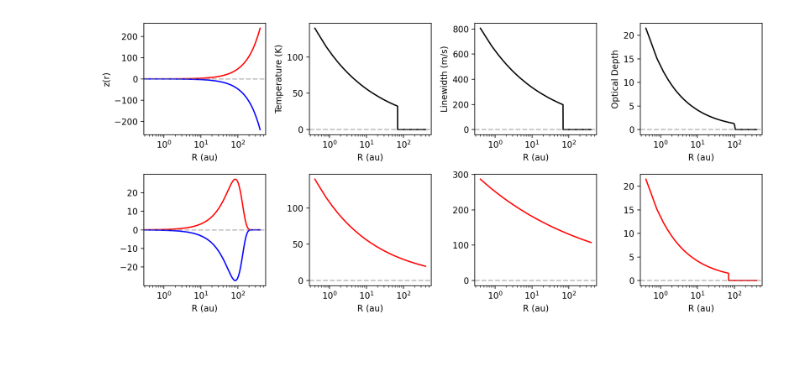
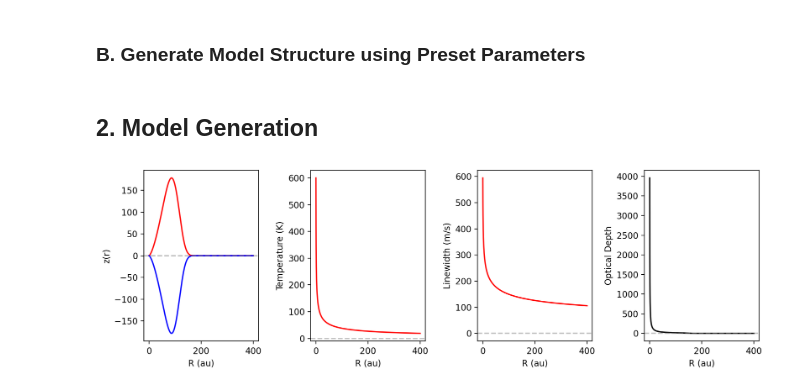
Before and after one commit to SallyDJiang/csalt, a Jupyter notebook: SDJ_ModelStructure.ipynb, the cells around one changed output. Saved outputs shown, nothing was run; the diff lists cells and outputs as text; code cells hidden in the pictures; blank space fills up the shorter version.

Commit message:
checking on model structure and final model issues

```diff
--- a/SDJ_ModelStructure.ipynb
+++ b/SDJ_ModelStructure.ipynb
@@ -95,18 +96,2 @@ pars = theta
-# %%
-inc = 65.6622
-PA = 325.5104
-mstar = 0.5305
-z_10 = 3.2055
-z_q = 1.1674
-Tb_10 = 56.0222
-Tb_q = -0.2837
-Tmax_b = 79.0618
-z_tap = 116.5888
-z_exp = 3.2465
-logtau_10 = 0.6180
-tau_q = -0.5113
-tau_tap = 103.4342
-tau_exp = 49.1204
-vlsr = 12492.7188
-dx = -0.0579
-dy = -0.1199
+# %% [markdown]
+### B. Generate Model Structure using Preset Parameters
@@ -113,3 +107,5 @@ dy = -0.1199
+# %% [markdown]
+## 2. Model Generation
 # %%
 def tapered_powerlaw(r, y_0, r_0, y_q, y_tap, y_exp):
     """Exponentially tapered power law."""
@@ -169,45 +136,48 @@ def tau(r):
 # %%
+## DEMODISK PARAMETER
+theta = np.array([66.458, 162, 0.1 , 0.3 , 1.5,
+                  120, -0.5,
+                  110.083, 4.965, ## NEW
+                  2.2, -1 ,
+                  149.775, 9.984,
+                  12000,  0, 0])
+#pars = theta
+
+inc, PA, mstar, z_1, z_q, Tb_10, Tb_q, z_tap, z_exp, logtau_10, tau_q, tau_tap, tau_exp, vlsr, dx, dy = theta
 r = np.linspace(0, 400, 1000)  # radius in au
 
-fig, axs = plt.subplots(2, 4, figsize=(11, 5), dpi=200)
+fig, axs = plt.subplots(1, 4, figsize=(11, 3.5), dpi=200)
 axs = axs.flatten()
 
-# --- Vertical structure ---
-axs[0].plot(r, z_f_old(r), color="red", label="Old")
-axs[0].plot(r, z_b_old(r), color="blue")
-
-axs[4].plot(r, z_f(r), color="red", label="New")
-axs[4].plot(r, z_b(r), color="blue")
+axs[0].plot(r, z_f(r), color="red", label="New")
+axs[0].plot(r, z_b(r), color="blue")
 
 
 # --- Temperature ---
-axs[1].plot(r, Tgas(r), color="black")
-axs[5].plot(r, Tgas_Zallo(r), color="red")
+axs[1].plot(r, Tgas_Zallo(r), color="red")
 
 
 # --- Linewidth ---
-axs[2].plot(r, dV(r), color="black")
-axs[6].plot(r, dV_Zallo(r), color="red")
+axs[2].plot(r, dV_Zallo(r), color="red")
 
 
 # --- Optical depth ---
 axs[3].plot(r, tau(r), color="black")
-axs[7].plot(r, tau_old(r), color="red")
 
 
 # --- Formatting ---
 for ax in axs:
-    ax.set_xscale("log")
+    #ax.set_xscale("log")
     ax.set_xlabel("R (au)")
     ax.axhline(0, color="gray", alpha=0.5, linestyle="--")
 
 # Y-axis labels
 axs[0].set_ylabel("z(r)")
 axs[1].set_ylabel("Temperature (K)")
 axs[2].set_ylabel("Linewidth (m/s)")
 axs[3].set_ylabel("Optical Depth")
 
 plt.tight_layout()
 plt.show()
 # %% [output]
-[figure, old version]
+[figure, new version]
```
Also changed, not shown: parts of 13 cells of this notebook, 1 other file.
